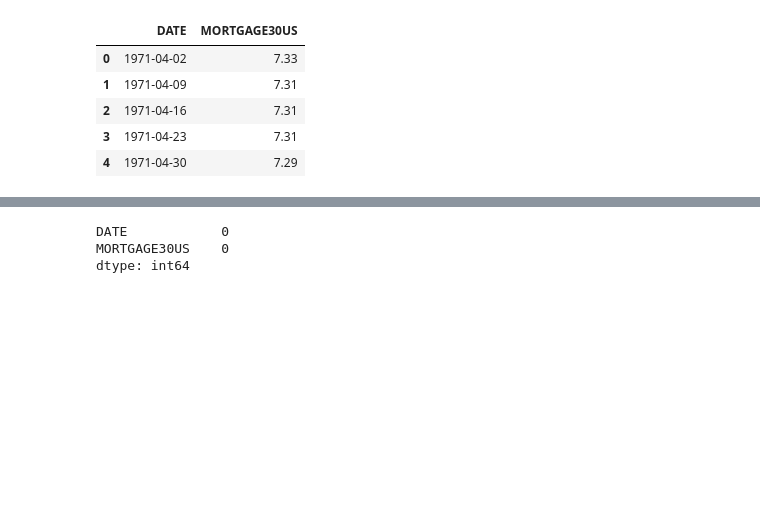
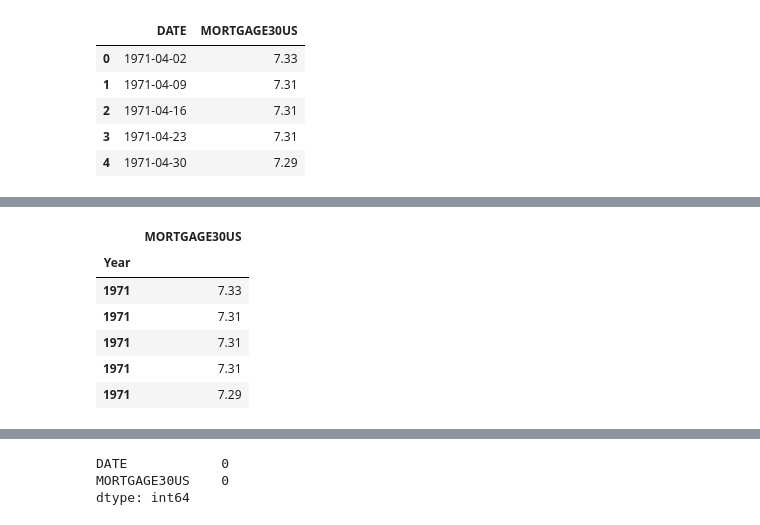
Before and after one commit to realminhnguyen/Project_1, a Jupyter notebook: project_1.ipynb, the cells around one changed output, grey strips where cells are left out. Saved outputs shown, nothing was run; the diff lists cells and outputs as text; code cells hidden in the pictures; blank space fills up the shorter version.

```diff
--- a/project_1.ipynb
+++ b/project_1.ipynb
@@ -52,0 +95,12 @@ mortgage_df.head()
+# %%
+# setting Year as index after dropping date
+mortgage_df.set_index('Year', inplace=True)
+mortgage_df.head()
+# %% [output]
+|  | MORTGAGE30US |
+| Year |  |
+| 1971 | 7.33 |
+| 1971 | 7.31 |
+| 1971 | 7.31 |
+| 1971 | 7.31 |
+| 1971 | 7.29 |
```
Also changed, not shown: parts of 10 cells of this notebook.
